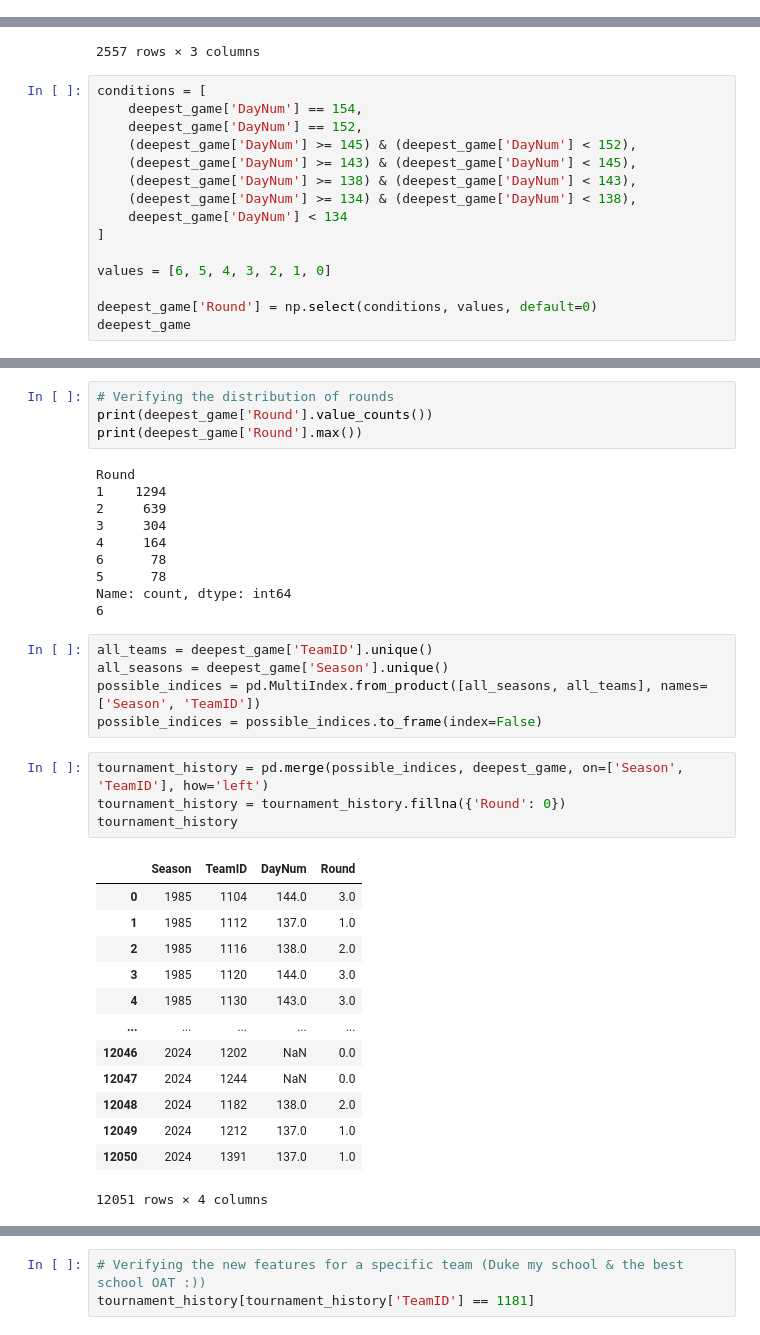
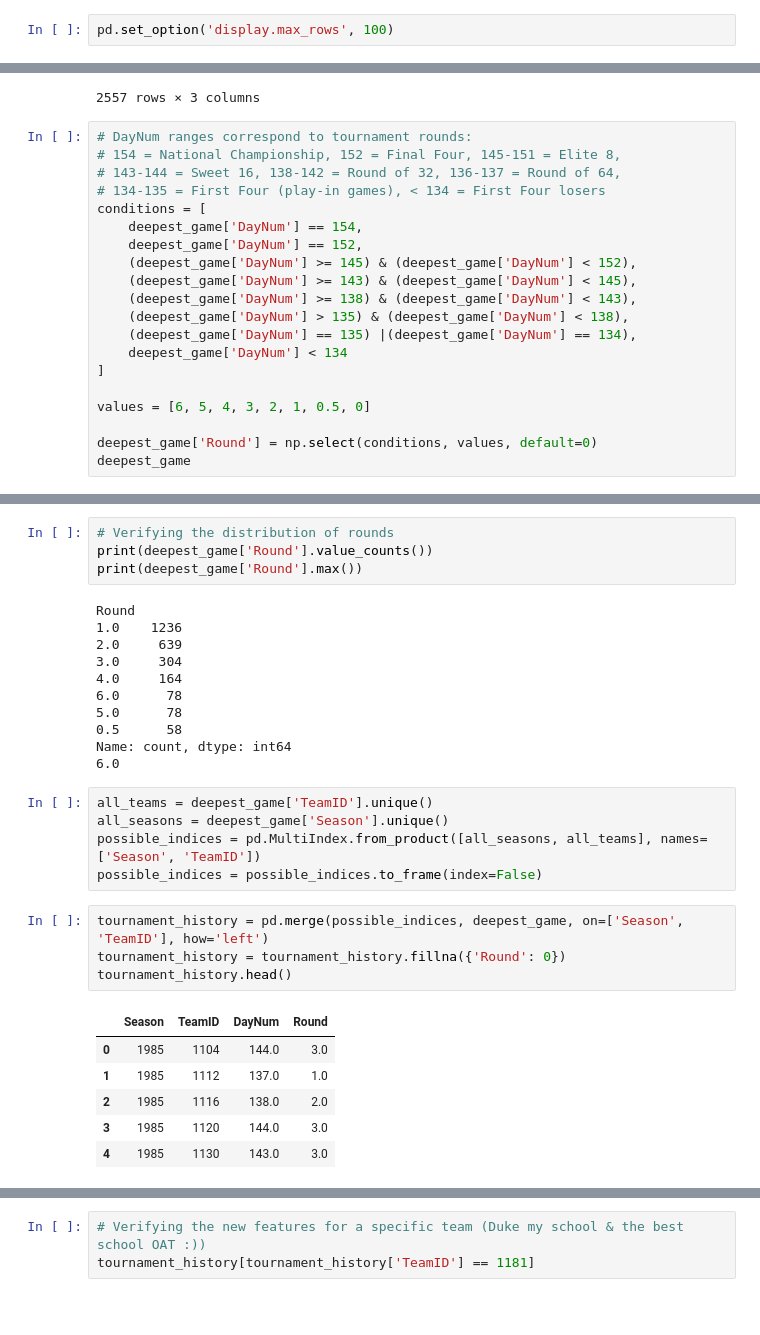
Before and after one commit to krishna-kasuganti/ncaa-bracket-model, a Jupyter notebook: notebooks/02_feature_engineering.ipynb, the cells around one changed output, grey strips where cells are left out. Drawn from its saved outputs; the diff is of its cells as text; blank space fills up the shorter version.

```diff
--- a/notebooks/02_feature_engineering.ipynb
+++ b/notebooks/02_feature_engineering.ipynb
@@ -3,6 +3,8 @@
 # %%
 import pandas as pd
 import numpy as np
+# %%
+pd.set_option('display.max_rows', 100)
 # %%
 def show_columns(df):
     for col in df.columns:
@@ -410,17 +417,22 @@ deepest_game
 | 2556 | 2024 | 1463 | 139 |
 2557 rows × 3 columns
 # %%
+# DayNum ranges correspond to tournament rounds:
+# 154 = National Championship, 152 = Final Four, 145-151 = Elite 8,
+# 143-144 = Sweet 16, 138-142 = Round of 32, 136-137 = Round of 64,
+# 134-135 = First Four (play-in games), < 134 = First Four losers
 conditions = [
     deepest_game['DayNum'] == 154,
     deepest_game['DayNum'] == 152,
     (deepest_game['DayNum'] >= 145) & (deepest_game['DayNum'] < 152),
     (deepest_game['DayNum'] >= 143) & (deepest_game['DayNum'] < 145),
     (deepest_game['DayNum'] >= 138) & (deepest_game['DayNum'] < 143),
-    (deepest_game['DayNum'] >= 134) & (deepest_game['DayNum'] < 138),
+    (deepest_game['DayNum'] > 135) & (deepest_game['DayNum'] < 138),
+    (deepest_game['DayNum'] == 135) |(deepest_game['DayNum'] == 134),
     deepest_game['DayNum'] < 134
 ]
 
-values = [6, 5, 4, 3, 2, 1, 0]
+values = [6, 5, 4, 3, 2, 1, 0.5, 0]
 
 deepest_game['Round'] = np.select(conditions, values, default=0)
 deepest_game
@@ -444,14 +456,15 @@ print(deepest_game['Round'].value_counts())
 print(deepest_game['Round'].max())
 # %% [output]
 Round
-1    1294
-2     639
-3     304
-4     164
-6      78
-5      78
+1.0    1236
+2.0     639
+3.0     304
+4.0     164
+6.0      78
+5.0      78
+0.5      58
 Name: count, dtype: int64
-6
+6.0
 # %%
 all_teams = deepest_game['TeamID'].unique()
 all_seasons = deepest_game['Season'].unique()
@@ -460,18 +473,11 @@ possible_indices = possible_indices.to_frame(index=False)
 # %%
 tournament_history = pd.merge(possible_indices, deepest_game, on=['Season', 'TeamID'], how='left')
 tournament_history = tournament_history.fillna({'Round': 0})
-tournament_history
+tournament_history.head()
 # %% [output]
 |  | Season | TeamID | DayNum | Round |
 | 0 | 1985 | 1104 | 144.0 | 3.0 |
 | 1 | 1985 | 1112 | 137.0 | 1.0 |
 | 2 | 1985 | 1116 | 138.0 | 2.0 |
 | 3 | 1985 | 1120 | 144.0 | 3.0 |
 | 4 | 1985 | 1130 | 143.0 | 3.0 |
-| ... | ... | ... | ... | ... |
-| 12046 | 2024 | 1202 | NaN | 0.0 |
-| 12047 | 2024 | 1244 | NaN | 0.0 |
-| 12048 | 2024 | 1182 | 138.0 | 2.0 |
-| 12049 | 2024 | 1212 | 137.0 | 1.0 |
-| 12050 | 2024 | 1391 | 137.0 | 1.0 |
-12051 rows × 4 columns
```
Also changed, not shown: parts of 26 cells of this notebook, 9 other files.
